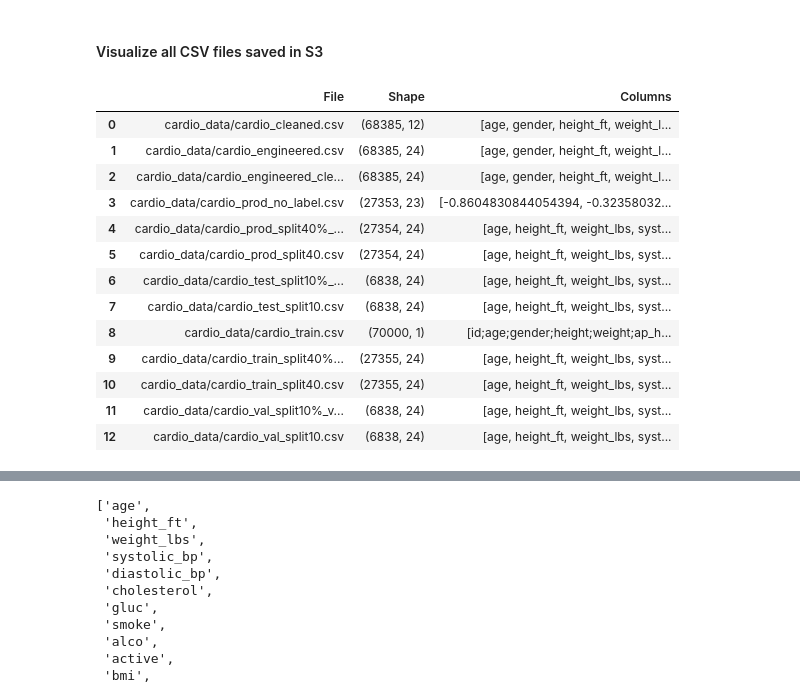
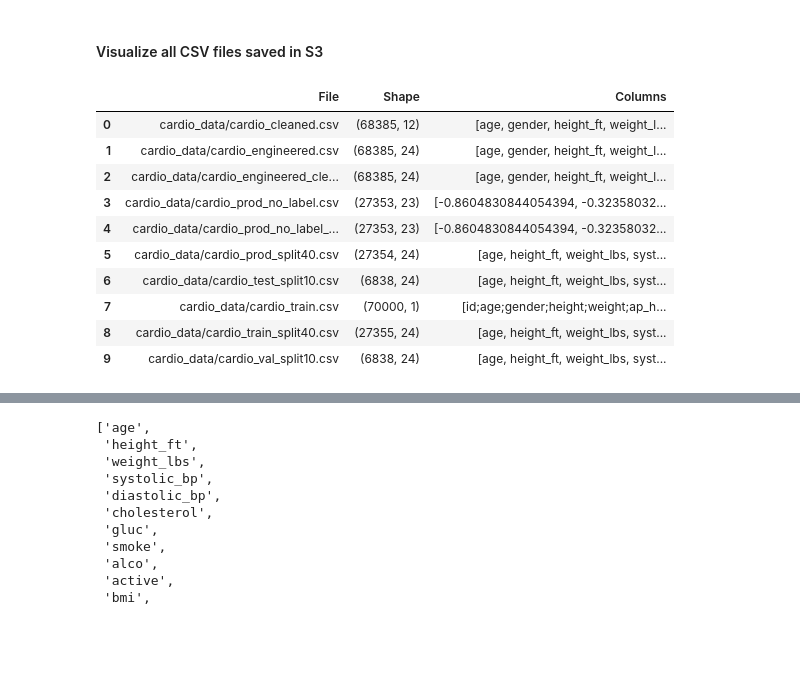
Before and after one commit to oxayavongsa/aai-540-mlops-final-group-4, a Jupyter notebook: notebooks_pipeline/cardio_final_model.ipynb, the cells around one changed output, grey strips where cells are left out. Cells and saved outputs as stored; diff of their text form; code cells hidden in the pictures; blank space fills up the shorter version.

Commit message:
Update Final Model
Update with new sagemaker number

```diff
--- a/notebooks_pipeline/cardio_final_model.ipynb
+++ b/notebooks_pipeline/cardio_final_model.ipynb
@@ -643,7 +645,7 @@ Prior to Preprocessing to prevent data leakage
 # %%
 # Load CSV from S3 using boto3
 s3 = boto3.client('s3')
-bucket = 'sagemaker-us-east-1-531690656306'
+bucket = 'sagemaker-us-east-1-226675648827'
 key = 'cardio_data/cardio_engineered.csv'
 prefix = 'cardio_data/'
 
@@ -728,48 +730,45 @@ All preprocessed datasets successfully saved to S3.
 # %%
 # S3 client setup
 s3 = boto3.client('s3')
-bucket_name = 'sagemaker-us-east-1-531690656306'
+bucket_name = 'sagemaker-us-east-1-226675648827'
 prefix = 'cardio_data/'
 
 # List all CSV files in the cardio_data folder
 objects = s3.list_objects_v2(Bucket=bucket_name, Prefix=prefix)
 file_keys = [obj['Key'] for obj in objects.get('Contents', []) if obj['Key'].endswith('.csv')]
 
 # Check structure of each CSV and ensure train split contains all features
 csv_shapes = {}
 csv_columns = {}
 
 for key in file_keys:
     try:
         response = s3.get_object(Bucket=bucket_name, Key=key)
         df = pd.read_csv(response['Body'])
         csv_shapes[key] = df.shape
         csv_columns[key] = df.columns.tolist()
     except Exception as e:
         csv_shapes[key] = f"Error: {e}"
         csv_columns[key] = []
 
 # Display results
 pd.DataFrame({
     "File": list(csv_shapes.keys()),
     "Shape": list(csv_shapes.values()),
     "Columns": list(csv_columns.values())
 })
 # %% [output]
 |  | File | Shape | Columns |
 | 0 | cardio_data/cardio_cleaned.csv | (68385, 12) | [age, gender, height_ft, weight_l... |
 | 1 | cardio_data/cardio_engineered.csv | (68385, 24) | [age, gender, height_ft, weight_l... |
 | 2 | cardio_data/cardio_engineered_cle... | (68385, 24) | [age, gender, height_ft, weight_l... |
 | 3 | cardio_data/cardio_prod_no_label.csv | (27353, 23) | [-0.8604830844054394, -0.32358032... |
-| 4 | cardio_data/cardio_prod_split40%_... | (27354, 24) | [age, height_ft, weight_lbs, syst... |
+| 4 | cardio_data/cardio_prod_no_label_... | (27353, 23) | [-0.8604830844054394, -0.32358032... |
 | 5 | cardio_data/cardio_prod_split40.csv | (27354, 24) | [age, height_ft, weight_lbs, syst... |
-| 6 | cardio_data/cardio_test_split10%_... | (6838, 24) | [age, height_ft, weight_lbs, syst... |
-| 7 | cardio_data/cardio_test_split10.csv | (6838, 24) | [age, height_ft, weight_lbs, syst... |
-| 8 | cardio_data/cardio_train.csv | (70000, 1) | [id;age;gender;height;weight;ap_h... |
-| 9 | cardio_data/cardio_train_split40%... | (27355, 24) | [age, height_ft, weight_lbs, syst... |
-| 10 | cardio_data/cardio_train_split40.csv | (27355, 24) | [age, height_ft, weight_lbs, syst... |
-| 11 | cardio_data/cardio_val_split10%_v... | (6838, 24) | [age, height_ft, weight_lbs, syst... |
-| 12 | cardio_data/cardio_val_split10.csv | (6838, 24) | [age, height_ft, weight_lbs, syst... |
+| 6 | cardio_data/cardio_test_split10.csv | (6838, 24) | [age, height_ft, weight_lbs, syst... |
+| 7 | cardio_data/cardio_train.csv | (70000, 1) | [id;age;gender;height;weight;ap_h... |
+| 8 | cardio_data/cardio_train_split40.csv | (27355, 24) | [age, height_ft, weight_lbs, syst... |
+| 9 | cardio_data/cardio_val_split10.csv | (6838, 24) | [age, height_ft, weight_lbs, syst... |
 # %% [markdown]
 <div align="center">
   <h3>Cardiovascular Dataset Summary</h3>
```
Also changed, not shown: parts of 21 cells of this notebook.
